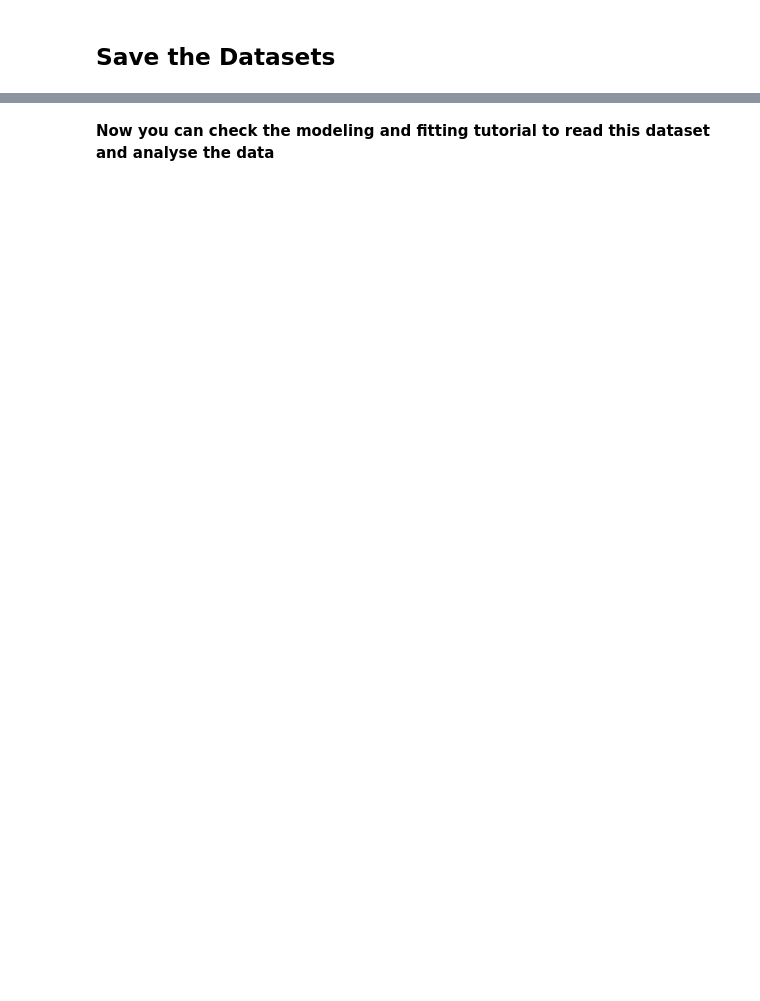
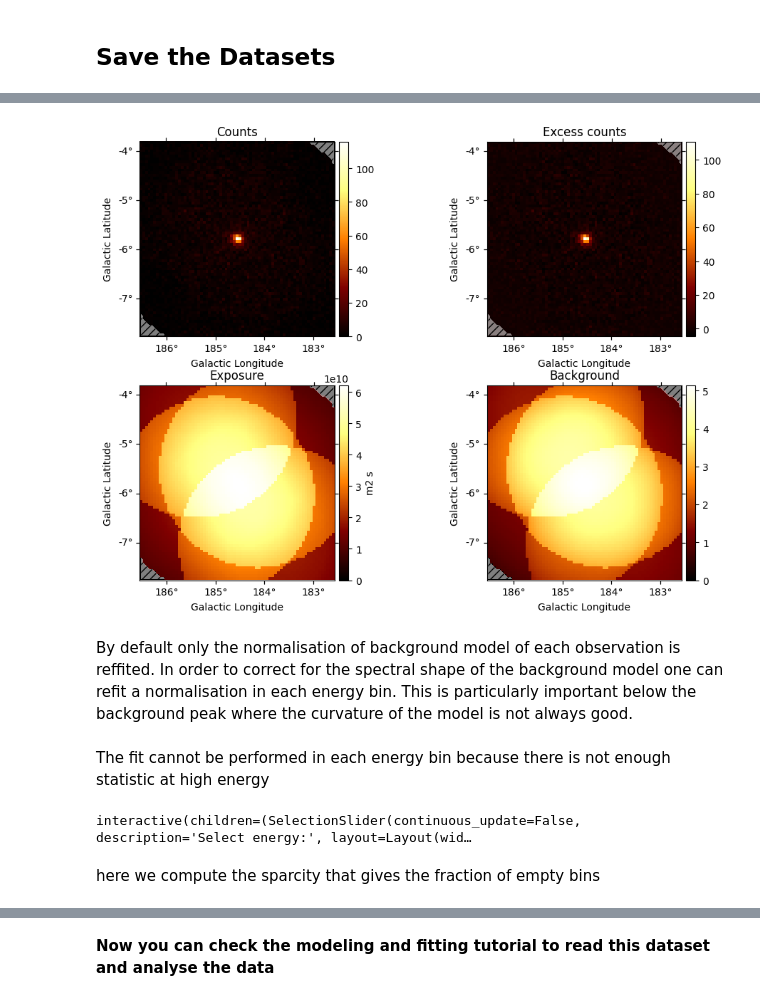
Before and after one commit to bkhelifi/CADS_2024, a Jupyter notebook: Advanced_handson/2_irfs_properties_dataset_creation.ipynb, the cells around one changed output, grey strips where cells are left out. Drawn from its saved outputs; the diff is of its cells as text; code cells hidden in the pictures; blank space fills up the shorter version.

```diff
--- a/Advanced_handson/2_irfs_properties_dataset_creation.ipynb
+++ b/Advanced_handson/2_irfs_properties_dataset_creation.ipynb
@@ -232,0 +433,5 @@ on_region = CircleSkyRegion(center=target_position, radius=on_region_radius)
+# %%
+for d in empty_datasets[1:3]:
+    print(d.counts.geom.wcs)
+    print(d.counts.geom.axes[0])
+    print(d.exposure.geom.axes[0])
@@ -232,0 +521,2 @@ on_region = CircleSkyRegion(center=target_position, radius=on_region_radius)
+# %%
+reference_dataset = get_reference_dataset(empty_datasets, position=target_position, name="HESS_"+target_name)
@@ -382,0 +620,5 @@ datasets.write(filename= path / "datasets_crab_1d.yaml", overwrite=True)
+# %%
+dataset_maker = MapDatasetMaker()
+safe_mask_maker = SafeMaskMaker(methods=["aeff-max", "offset-max"], aeff_percent=10, offset_max=2*u.deg)
+bkg_maker = FoVBackgroundMaker(method="fit")
+makers = [dataset_maker, safe_mask_maker, bkg_maker] # the order is important
@@ -382,0 +627,13 @@ datasets.write(filename= path / "datasets_crab_1d.yaml", overwrite=True)
+# %%
+%time
+makers = [dataset_maker, safe_mask_maker, bkg_maker] # the order is important
+
+datasets_maker = DatasetsMaker(makers=makers,
+                         stack_datasets=True, #this time we stack to save memory usage
+                         n_jobs=4)
+
+datasets = datasets_maker.run(
+                            dataset=reference_dataset,
+                            observations=observations,
+                        )
+print(datasets)
@@ -382,0 +652,14 @@ datasets.write(filename= path / "datasets_crab_1d.yaml", overwrite=True)
+# %%
+datasets[0].peek()
+# %% [output]
+[figure, added]
+# %% [markdown]
+By default only the normalisation of background model of each observation is reffited. In order to correct for the spectral shape of the background model one can refit a normalisation in each energy bin. This is particularly important below the background peak where the curvature of the model is not always good.
+# %% [markdown]
+The fit cannot be performed in each energy bin because there is not enough statistic at high energy
+# %%
+datasets[0].counts.plot_interactive()
+# %% [output]
+interactive(children=(SelectionSlider(continuous_update=False, description='Select energy:', layout=Layout(wid…
+# %% [markdown]
+here we compute the sparcity that gives the fraction of empty bins
```
Also changed, not shown: parts of 37 cells of this notebook, 2 other files.
